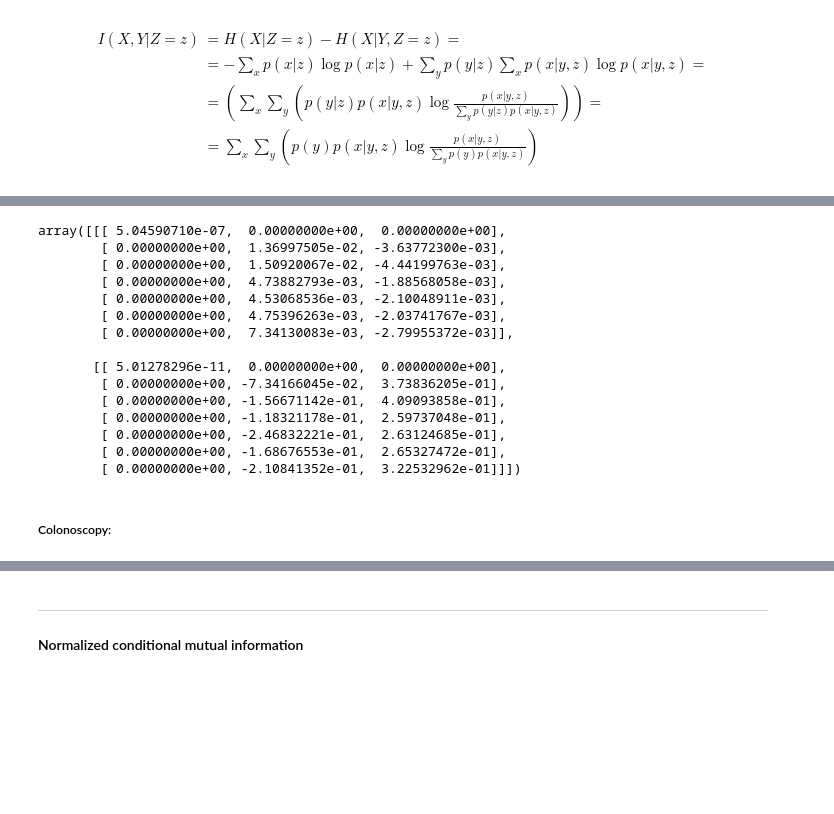
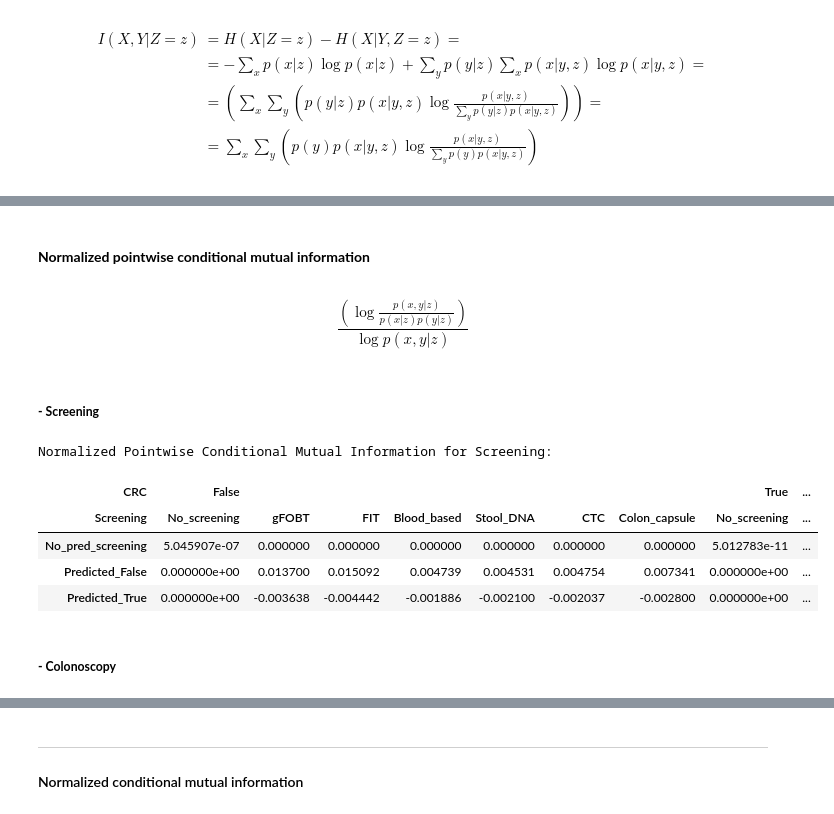
Before and after one commit to DanielCorralesAlonso/Decision_Model_Screening_CRC, a Jupyter notebook: inf_diagram_SMILE.ipynb, the cells around one changed output, grey strips where cells are left out. Cells and saved outputs as stored; diff of their text form; code cells hidden in the pictures; blank space fills up the shorter version.

```diff
--- a/inf_diagram_SMILE.ipynb
+++ b/inf_diagram_SMILE.ipynb
@@ -116,25 +145,26 @@ array([[[ 3.62822661e-10,  0.00000000e+00,  0.00000000e+00],
+# %% [markdown]
+#### **Normalized pointwise conditional mutual information**
+# %% [markdown]
+$$ \frac{ \left(\log \frac{p(x,y|z)}{p(x|z)p(y|z)} \right) }{\log p(x,y|z)} $$
+# %% [markdown]
+##### **- Screening**
 # %%
+p_y = np.array([p_CRC_false, p_CRC_true])
+p_y = np.repeat(p_y, 21).reshape(2,7,3)
+
 norm_point_mi_scr = np.log( p_x_yz.reshape((2,7,3)) / p_x_z ) / - np.log( p_x_yz.reshape((2,7,3)) * p_y)
 norm_point_mi_scr =  np.nan_to_num(norm_point_mi_scr, 0)
 pd.DataFrame(norm_point_mi_scr.flatten()).transpose().to_csv("value_of_info_csv/norm_point_mi_scr.csv")
 
-norm_point_mi_scr
+print("Normalized Pointwise Conditional Mutual Information for Screening:")
+plot_df(norm_point_mi_scr, net, ["Results_of_Screening", "CRC", "Screening"])
 # %% [output]
-array([[[ 5.04590710e-07,  0.00000000e+00,  0.00000000e+00],
-        [ 0.00000000e+00,  1.36997505e-02, -3.63772300e-03],
-        [ 0.00000000e+00,  1.50920067e-02, -4.44199763e-03],
-        [ 0.00000000e+00,  4.73882793e-03, -1.88568058e-03],
-        [ 0.00000000e+00,  4.53068536e-03, -2.10048911e-03],
-        [ 0.00000000e+00,  4.75396263e-03, -2.03741767e-03],
-        [ 0.00000000e+00,  7.34130083e-03, -2.79955372e-03]],
-
-       [[ 5.01278296e-11,  0.00000000e+00,  0.00000000e+00],
-        [ 0.00000000e+00, -7.34166045e-02,  3.73836205e-01],
-        [ 0.00000000e+00, -1.56671142e-01,  4.09093858e-01],
-        [ 0.00000000e+00, -1.18321178e-01,  2.59737048e-01],
-        [ 0.00000000e+00, -2.46832221e-01,  2.63124685e-01],
-        [ 0.00000000e+00, -1.68676553e-01,  2.65327472e-01],
-        [ 0.00000000e+00, -2.10841352e-01,  3.22532962e-01]]])
+Normalized Pointwise Conditional Mutual Information for Screening:
+| CRC | False |  |  |  |  |  |  | True | ... |
+| Screening | No_screening | gFOBT | FIT | Blood_based | Stool_DNA | CTC | Colon_capsule | No_screening | ... |
+| No_pred_screening | 5.045907e-07 | 0.000000 | 0.000000 | 0.000000 | 0.000000 | 0.000000 | 0.000000 | 5.012783e-11 | ... |
+| Predicted_False | 0.000000e+00 | 0.013700 | 0.015092 | 0.004739 | 0.004531 | 0.004754 | 0.007341 | 0.000000e+00 | ... |
+| Predicted_True | 0.000000e+00 | -0.003638 | -0.004442 | -0.001886 | -0.002100 | -0.002037 | -0.002800 | 0.000000e+00 | ... |
 # %% [markdown]
-##### Colonoscopy:
+##### **- Colonoscopy**
 # %%
```
Also changed, not shown: parts of 122 cells of this notebook, 4 other files.
